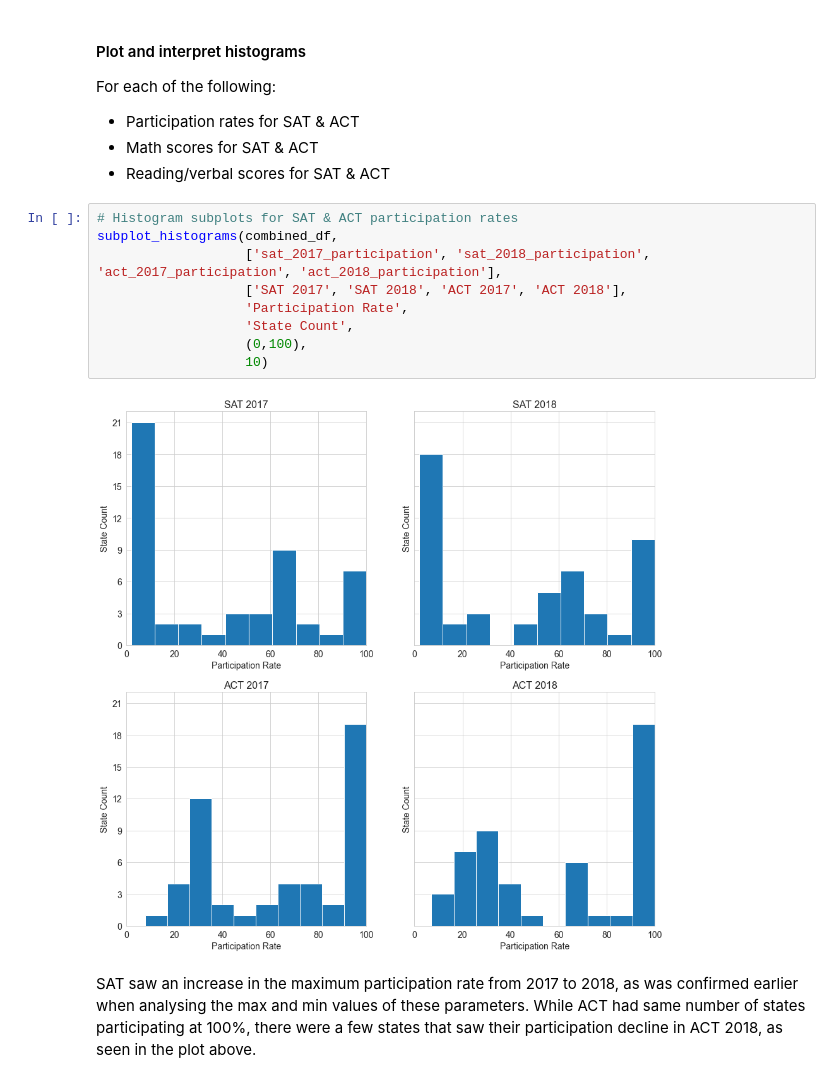
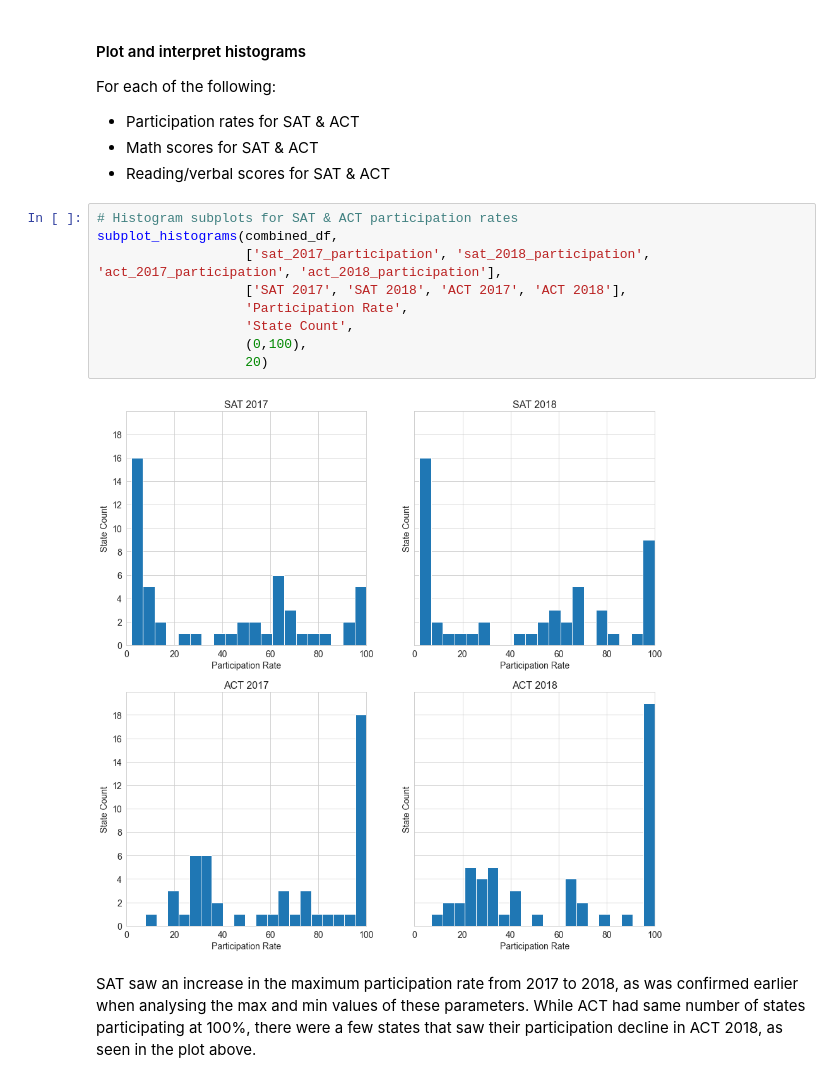
Before and after one commit to SiddharthPatel45/ga-dsi-projects, a Jupyter notebook: project1/code/sat_act_analysis.ipynb, the cells around one changed output. Saved outputs shown, nothing was run; the diff lists cells and outputs as text.

```diff
--- a/project1/code/sat_act_analysis.ipynb
+++ b/project1/code/sat_act_analysis.ipynb
@@ -1040,14 +1040,14 @@ For each of the following:
 # %%
 # Histogram subplots for SAT & ACT participation rates
 subplot_histograms(combined_df,
                    ['sat_2017_participation', 'sat_2018_participation', 'act_2017_participation', 'act_2018_participation'],
                    ['SAT 2017', 'SAT 2018', 'ACT 2017', 'ACT 2018'],
                    'Participation Rate',
                    'State Count',
                    (0,100),
-                   10)
+                   20)
 # %% [output]
-[figure, old version]
+[figure, new version]
 # %% [markdown]
 SAT saw an increase in the maximum participation rate from 2017 to 2018, as was confirmed earlier when analysing the max and min values of these parameters. While ACT had same number of states participating at 100%, there were a few states that saw their participation decline in ACT 2018, as seen in the plot above.
 # %%
```
Also changed, not shown: parts of 3 cells of this notebook, 1 other file.
